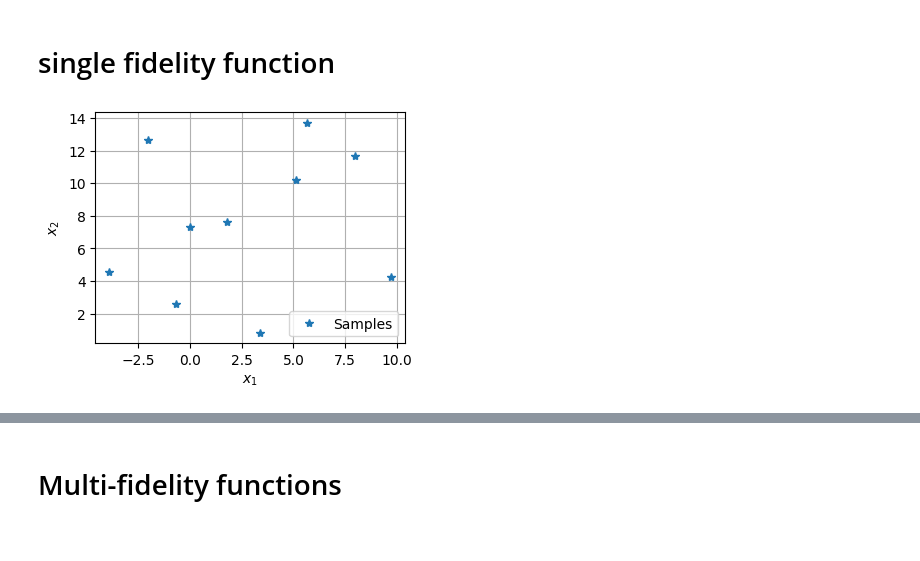
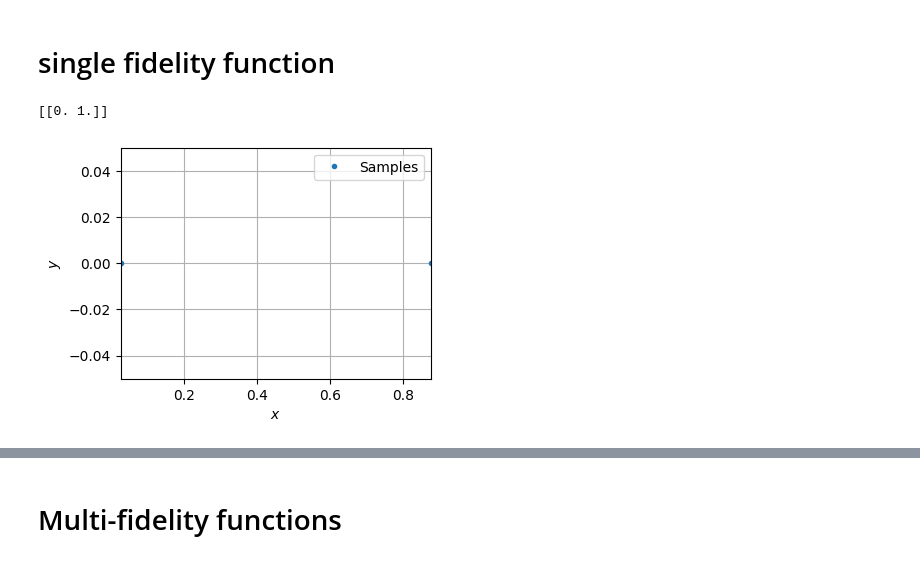
Before and after one commit to JiaxiangYi96/mfpml, a Jupyter notebook: tutorials/functions.ipynb, the cells around one changed output, grey strips where cells are left out. Saved outputs shown, nothing was run; the diff lists cells and outputs as text; code cells hidden in the pictures.

```diff
--- a/tutorials/functions.ipynb
+++ b/tutorials/functions.ipynb
@@ -7,13 +6,14 @@ from mfpml.problems.singlefidelity_functions import Branin
 from mfpml.problems.multifidelity_functions import Forrester_1b
 # %%
 # define function
-function = Branin()
+function = Forrester()
 design_space = function.design_space
+print(function.input_domain)
 # test sampling part
 sampler = LatinHyperCube(design_space=design_space, seed=12)
-sample_x = sampler.get_samples(num_samples=10)
-
+sample_x = sampler.get_samples(num_samples=2)
 sampler.plot_samples(figsize=(4, 3))
 # %% [output]
+[[0. 1.]]
-[figure, old version]
+[figure, new version]
 # %%
```
Also changed, not shown: parts of 12 cells of this notebook, 17 other files.
